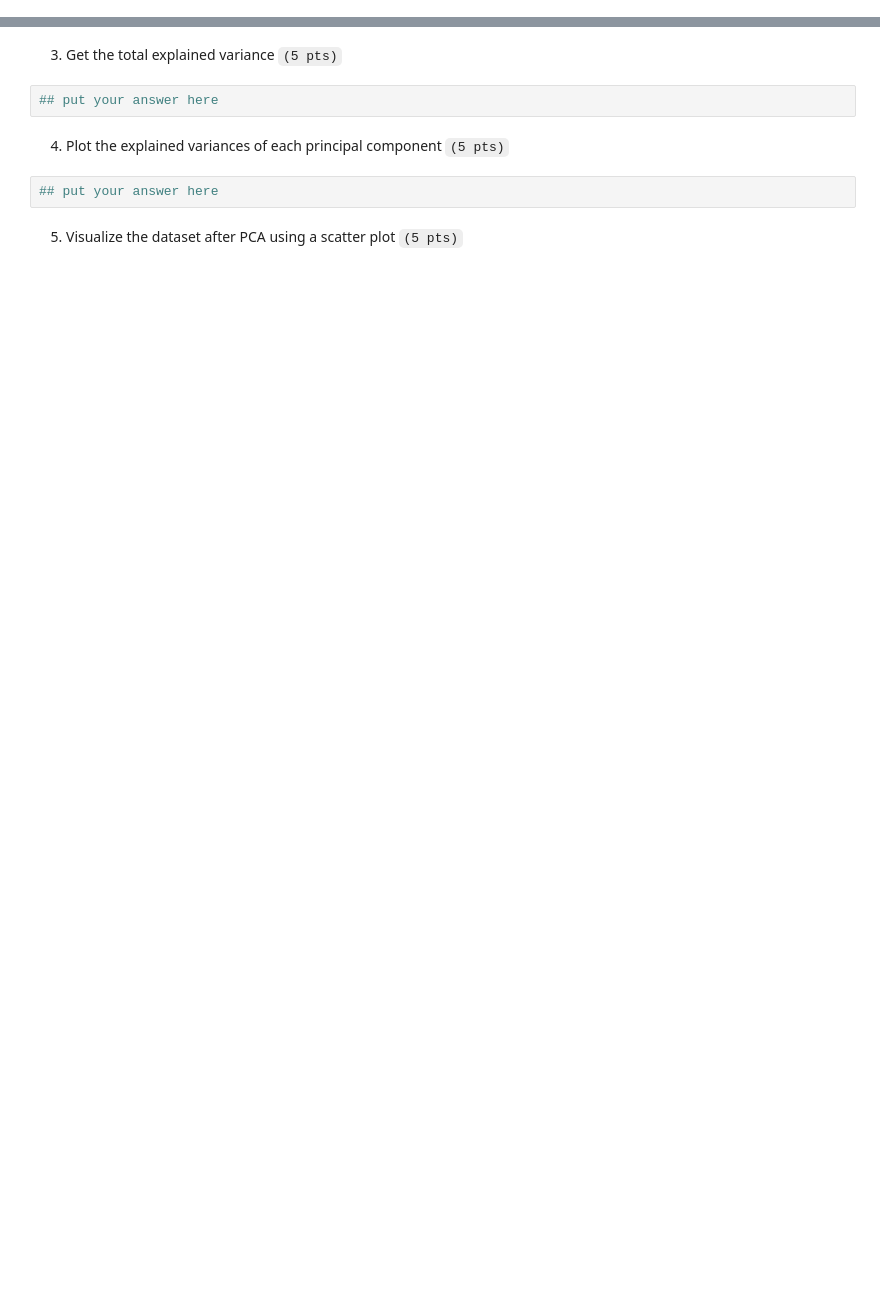
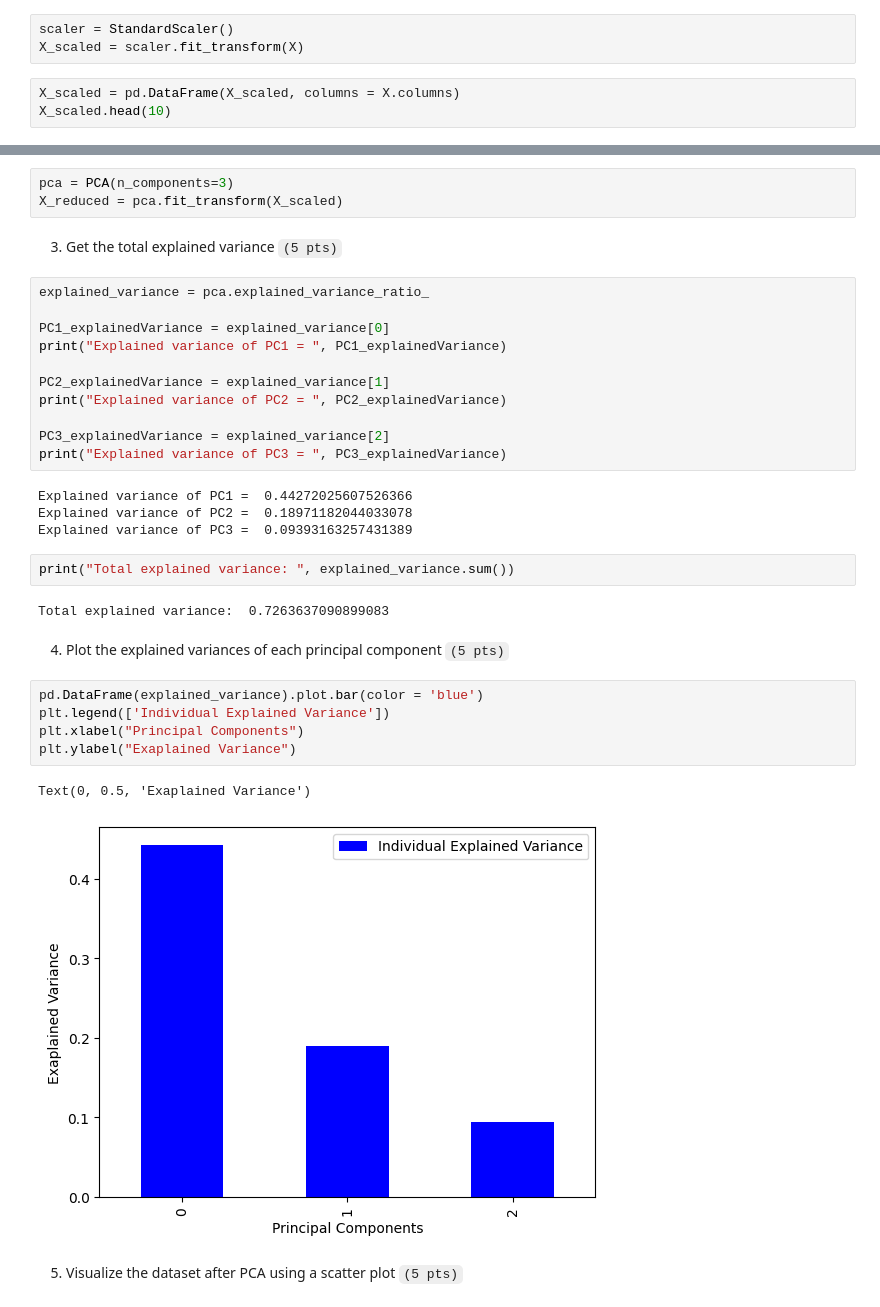
Before and after one commit to leonnmarcoo/CCADMACL_EXERCISES_COM232, a Jupyter notebook: Exercise 4B.ipynb, the cells around one changed output, grey strips where cells are left out. Drawn from its saved outputs; the diff is of its cells as text; blank space fills up the shorter version.

```diff
--- a/Exercise 4B.ipynb
+++ b/Exercise 4B.ipynb
@@ -45,0 +63,6 @@ X = df.drop('target', axis=1)
+# %%
+scaler = StandardScaler()
+X_scaled = scaler.fit_transform(X)
+# %%
+X_scaled = pd.DataFrame(X_scaled, columns = X.columns)
+X_scaled.head(10)
@@ -50,10 +84,36 @@ X = df.drop('target', axis=1)
+# %%
+pca = PCA(n_components=3)
+X_reduced = pca.fit_transform(X_scaled)
 # %% [markdown]
 3. Get the total explained variance `(5 pts)`
-# %%
-## put your answer here
+# %%
+explained_variance = pca.explained_variance_ratio_
+
+PC1_explainedVariance = explained_variance[0]
+print("Explained variance of PC1 = ", PC1_explainedVariance)
+
+PC2_explainedVariance = explained_variance[1]
+print("Explained variance of PC2 = ", PC2_explainedVariance)
+
+PC3_explainedVariance = explained_variance[2]
+print("Explained variance of PC3 = ", PC3_explainedVariance)
+# %% [output]
+Explained variance of PC1 =  0.44272025607526366
+Explained variance of PC2 =  0.18971182044033078
+Explained variance of PC3 =  0.09393163257431389
+# %%
+print("Total explained variance: ", explained_variance.sum())
+# %% [output]
+Total explained variance:  0.7263637090899083
 # %% [markdown]
 4. Plot the explained variances of each principal component `(5 pts)`
-# %%
-## put your answer here
+# %%
+pd.DataFrame(explained_variance).plot.bar(color = 'blue')
+plt.legend(['Individual Explained Variance'])
+plt.xlabel("Principal Components")
+plt.ylabel("Exaplained Variance")
+# %% [output]
+Text(0, 0.5, 'Exaplained Variance')
+[figure, added]
 # %% [markdown]
 5. Visualize the dataset after PCA using a scatter plot `(5 pts)`
```
Also changed, not shown: parts of 15 cells of this notebook.
